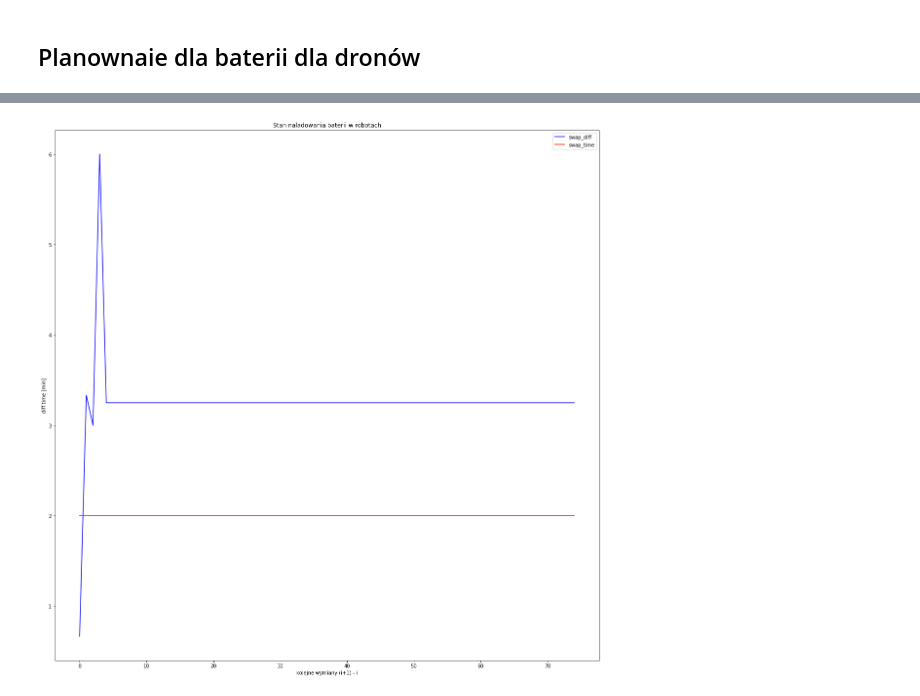
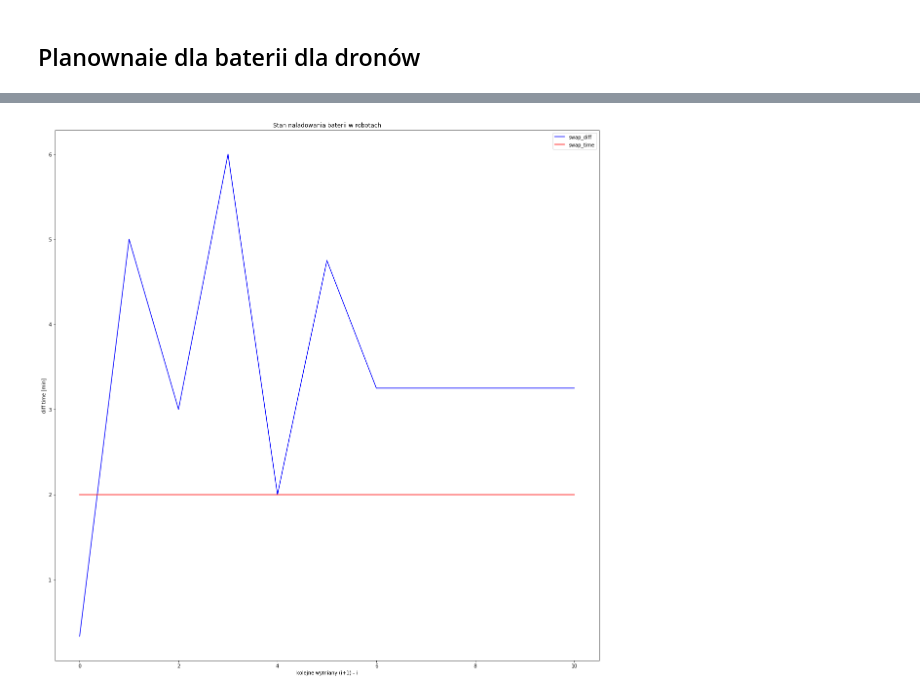
Before and after one commit to Eratn1kCreations/Supervisor, a Jupyter notebook: testy/testowy, planowanie rownego rozkladu wymian.ipynb, the cells around one changed output, grey strips where cells are left out. Drawn from its saved outputs; the diff is of its cells as text; code cells hidden in the pictures.

Commit message:
plik do testow ukladania planu wymian

```diff
--- a/testy/testowy, planowanie rownego rozkladu wymian.ipynb
+++ b/testy/testowy, planowanie rownego rozkladu wymian.ipynb
@@ -50,6 +50,7 @@ True
 # %%
+# plan ok
 s.FULL_BATTERY_WORKING_TIME = 4*60 # [min]
-s.SWAP_TIME = 40 # [min]
+s.SWAP_TIME = 30 # [min]
 s.STANDARD_CYCLE_TIME = s.FULL_BATTERY_WORKING_TIME - 10 # [min] standardowy czas na jaki planowane są wymiany
 s.ALLOWED_CYCLE_TIME = s.FULL_BATTERY_WORKING_TIME - 5 # [min] pozwala na dłuższą pracę na baterii i wykonanie
 # późniejszej wymiany, aby ustabilizować wymiany w równych odstępach czasowych
@@ -60,13 +61,16 @@ robots = [{"id": "r1",  "time_to_discharged": 60, "swap": None},
           {"id": "r4",  "time_to_discharged": 200, "swap": None},
           {"id": "r5",  "time_to_discharged": 230, "swap": None}]
 
-
+ref_time =  datetime.datetime.strptime("2021-05-27 17:29:18", "%Y-%m-%d %H:%M:%S")
+s.is_possible_create_first_cycle(robots, ref_time)
 planner = s.SwapPlanner()
-planner.is_possible_create_init_cycle()
+planner.start_swaps_time = ref_time
 planner.create_plan(2000, robots)
+# planner.create_plan(s.FULL_BATTERY_WORKING_TIME, robots)
 
 print("valid plan: {}".format(planner.is_valid_plan()))
-planner.create_swap_gant(log_folder_name)
-planner.create_robots_swap_gant(log_folder_name)
-planner.create_next_swaps_diff(log_folder_name)
+logger = s.SwapLogCreator(planner.plan)
+logger.create_swap_gant(log_folder_name)
+logger.create_robots_swap_gant(log_folder_name)
+logger.create_next_swaps_diff(log_folder_name)
 # %% [output]
@@ -250,6 +292,7 @@ import swap_planner as s
 import datetime
 log_folder_name = "test_name"
 # %%
+# plan ok - pokrywające się wymiany dozwolone są przy inicjalizacji
 # 2 wymiany baterii są w trakcie wykonywania
 s.FULL_BATTERY_WORKING_TIME = 15 # [min]
 s.SWAP_TIME = 2 # [min]
@@ -264,14 +307,16 @@ robots = [{"id": "r1",  "time_to_discharged": 4, "swap": {"start_swap": "2021-05
                "swap_time": s.SWAP_TIME}},
           {"id": "r4",  "time_to_discharged": 9, "swap": None}]
 
-
+ref_time =  datetime.datetime.strptime("2021-05-27 17:29:18", "%Y-%m-%d %H:%M:%S")
+s.is_possible_create_first_cycle(robots, ref_time)
 planner = s.SwapPlanner()
-planner.start_swaps_time = datetime.datetime.strptime("2021-05-27 17:29:18", "%Y-%m-%d %H:%M:%S")
-planner.is_possible_create_init_cycle()
-planner.create_plan(240, robots)
+planner.start_swaps_time = ref_time
+# planner.create_plan(240, robots)
+planner.create_plan(30, robots)
 
 print("valid plan: {}".format(planner.is_valid_plan()))
-planner.create_swap_gant(log_folder_name)
-planner.create_robots_swap_gant(log_folder_name)
-planner.create_next_swaps_diff(log_folder_name)
+logger = s.SwapLogCreator(planner.plan)
+logger.create_swap_gant(log_folder_name)
+logger.create_robots_swap_gant(log_folder_name)
+logger.create_next_swaps_diff(log_folder_name)
 # %% [output]
@@ -281,2 +327,2 @@ planner.create_next_swaps_diff(log_folder_name)
 valid plan: False
-[figure, old version]
+[figure, new version]
```
Also changed, not shown: parts of 26 cells of this notebook.
